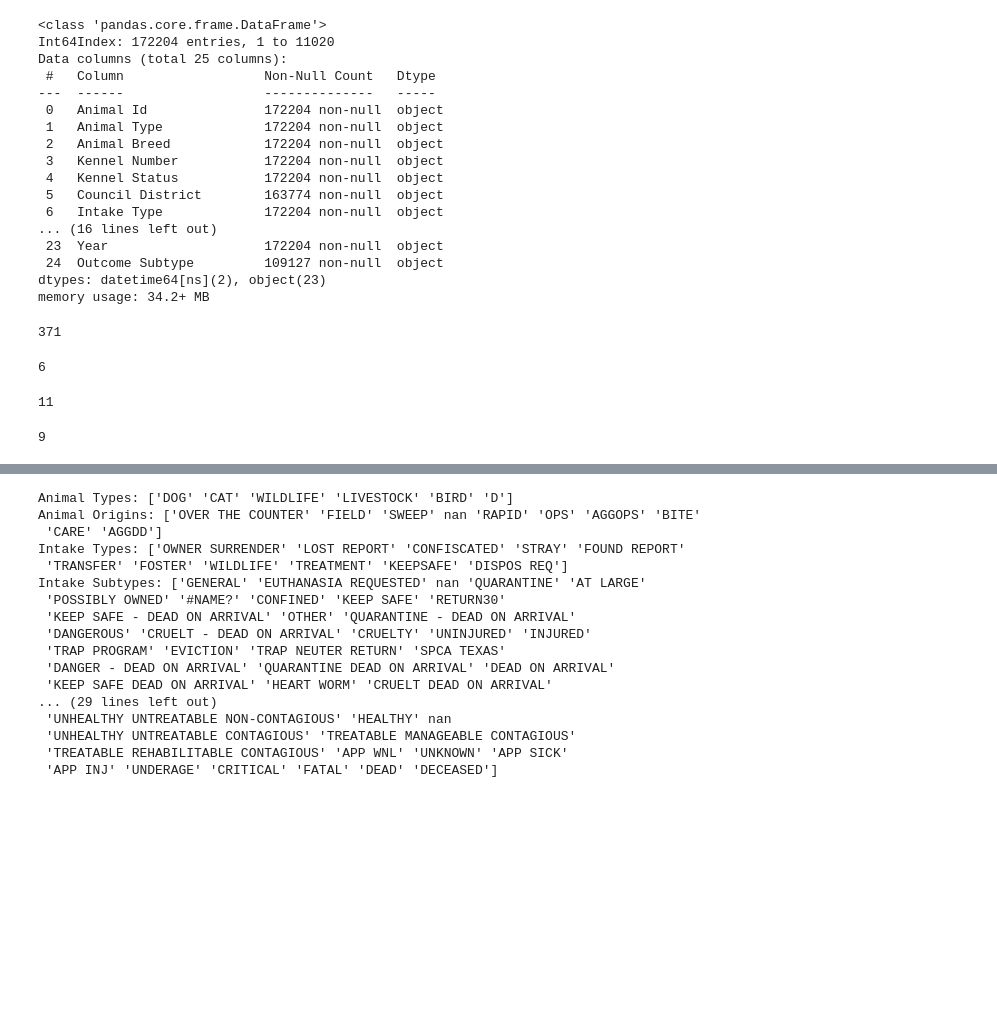
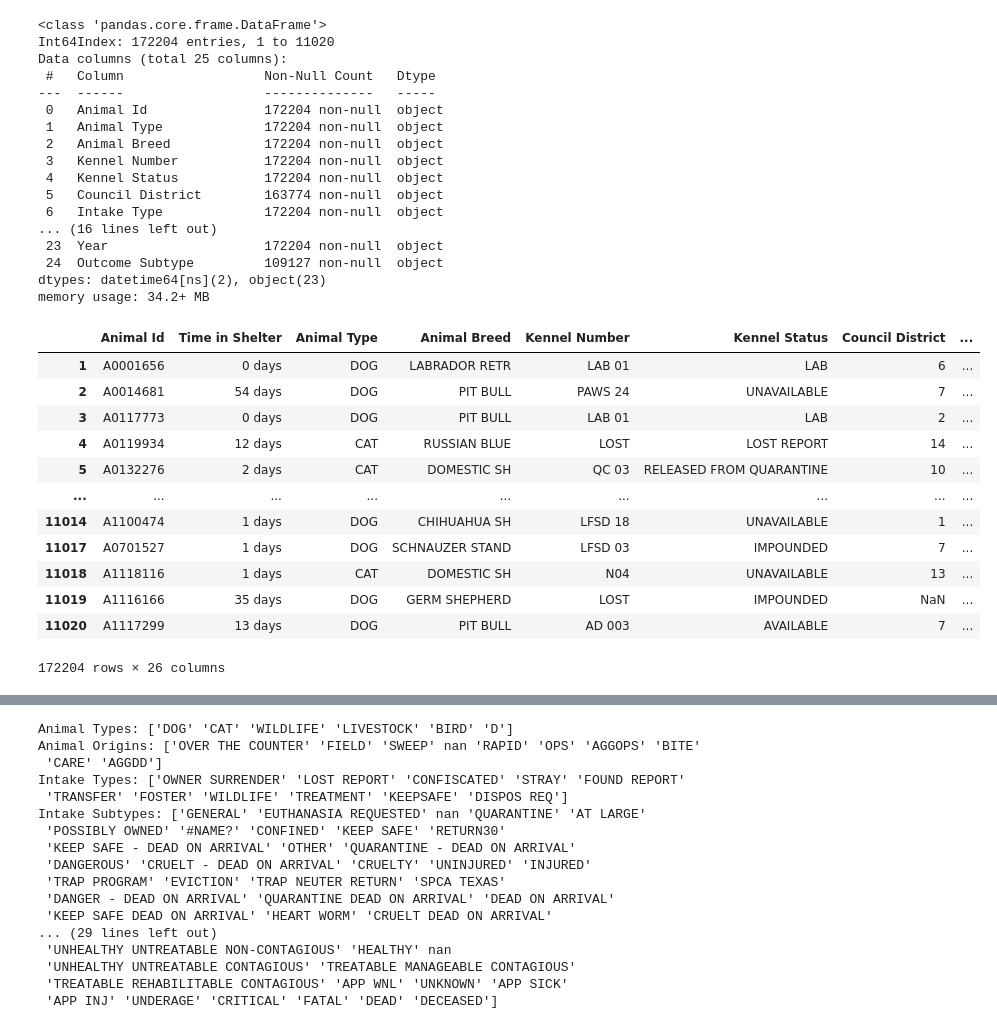
Before and after one commit to jconcha56429/Project1, a Jupyter notebook: Project1.ipynb, the cells around one changed output, grey strips where cells are left out. Saved outputs shown, nothing was run; the diff lists cells and outputs as text; code cells hidden in the pictures; blank space fills up the shorter version.

```diff
--- a/Project1.ipynb
+++ b/Project1.ipynb
@@ -112,27 +116,22 @@ Data columns (total 25 columns):
  24  Outcome Subtype         109127 non-null  object
 dtypes: datetime64[ns](2), object(23)
 memory usage: 34.2+ MB
-# %%
-breeds = dallas_shelter_data["Animal Breed"].value_counts()
-num_breeds = len(breeds)
-num_breeds
-# %% [output]
-371
-# %%
-animal_types = dallas_shelter_data["Animal Type"].value_counts()
-num_animal_types = len(animal_types)
-num_animal_types
-# %% [output]
-6
-# %%
-intake_types = dallas_shelter_data["Intake Type"].value_counts()
-num_intake_types = len(intake_types)
-num_intake_types
-# %% [output]
-11
-# %%
-origin_types = dallas_shelter_data["Animal Origin"].value_counts()
-num_origin_types = len(origin_types)
-num_origin_types
-# %% [output]
-9
+# %%
+#ADD A COLUMN TO DF TO MEASURE LENGTH OF TIME IN SHELTER PER ANIMAL
+time_in_shelter = dallas_shelter_data["Outcome Date"] - dallas_shelter_data["Intake Date"]
+dallas_shelter_data.insert(1, "Time in Shelter", time_in_shelter, True)
+dallas_shelter_data
+# %% [output]
+|  | Animal Id | Time in Shelter | Animal Type | Animal Breed | Kennel Number | Kennel Status | Council District | ... |
+| 1 | A0001656 | 0 days | DOG | LABRADOR RETR | LAB 01 | LAB | 6 | ... |
+| 2 | A0014681 | 54 days | DOG | PIT BULL | PAWS 24 | UNAVAILABLE | 7 | ... |
+| 3 | A0117773 | 0 days | DOG | PIT BULL | LAB 01 | LAB | 2 | ... |
+| 4 | A0119934 | 12 days | CAT | RUSSIAN BLUE | LOST | LOST REPORT | 14 | ... |
+| 5 | A0132276 | 2 days | CAT | DOMESTIC SH | QC 03 | RELEASED FROM QUARANTINE | 10 | ... |
+| ... | ... | ... | ... | ... | ... | ... | ... | ... |
+| 11014 | A1100474 | 1 days | DOG | CHIHUAHUA SH | LFSD 18 | UNAVAILABLE | 1 | ... |
+| 11017 | A0701527 | 1 days | DOG | SCHNAUZER STAND | LFSD 03 | IMPOUNDED | 7 | ... |
+| 11018 | A1118116 | 1 days | CAT | DOMESTIC SH | N04 | UNAVAILABLE | 13 | ... |
+| 11019 | A1116166 | 35 days | DOG | GERM SHEPHERD | LOST | IMPOUNDED | NaN | ... |
+| 11020 | A1117299 | 13 days | DOG | PIT BULL | AD 003 | AVAILABLE | 7 | ... |
+172204 rows × 26 columns
```
Also changed, not shown: parts of 15 cells of this notebook.
